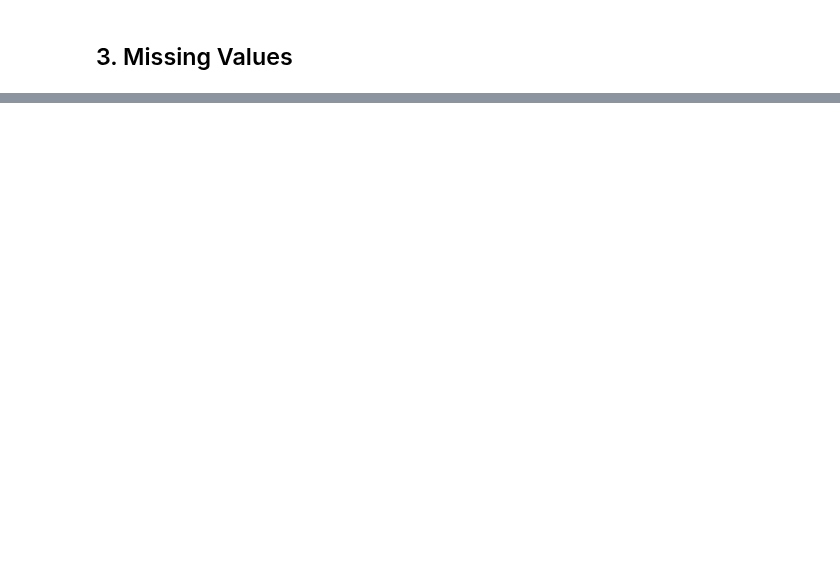
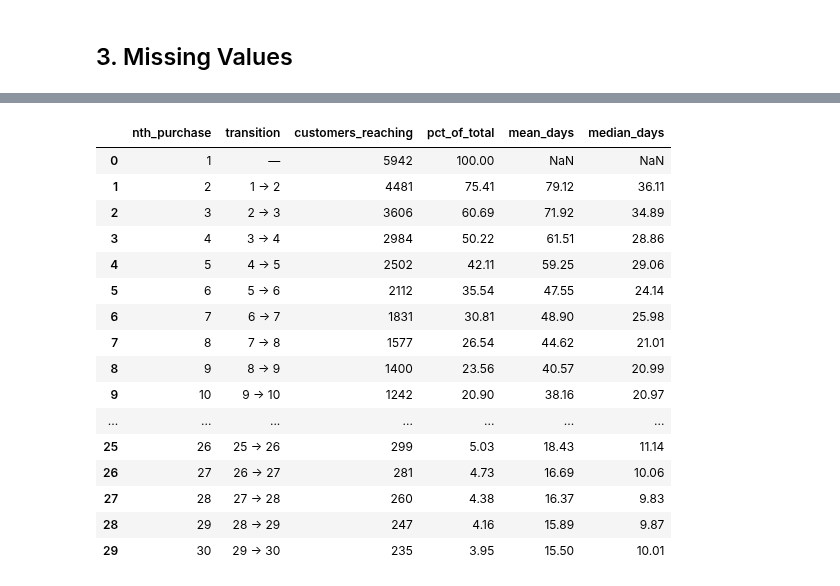
Before and after one commit to Lazr-Galstyan/testing_autoresearch, a Jupyter notebook: notebooks/01_eda_raw.ipynb, the cells around one changed output, grey strips where cells are left out. Saved outputs shown, nothing was run; the diff lists cells and outputs as text; code cells hidden in the pictures; blank space fills up the shorter version.

```diff
--- a/notebooks/01_eda_raw.ipynb
+++ b/notebooks/01_eda_raw.ipynb
@@ -11,5 +13,7 @@ RANDOM_SEED = 42
 DATA_DIR = Path('..') / 'data' / 'raw'
 
 pd.set_option('display.max_columns', 100)
+pd.set_option('display.width', 160)
+pd.set_option('display.float_format', lambda x: f'{x:,.2f}')
 # %% [markdown]
 ## 1. Load Data
@@ -193,0 +398,59 @@ Male    0.801  0.199
+# %%
+df['line_total'] = df['quantity'] * df['price']
+attributed = df.dropna(subset=['customer_id']).copy()
+
+per_customer = attributed.groupby('customer_id').agg(
+    n_invoices=('invoice', 'nunique'),
+    n_lines=('stock_code', 'size'),
+    total_spend=('line_total', 'sum'),
+    first_purchase=('invoice_date', 'min'),
+    last_purchase=('invoice_date', 'max'),
+)
+per_customer['active_days'] = (per_customer['last_purchase'] - per_customer['first_purchase']).dt.days
+
+total_customers = len(per_customer)
+print(f'Attributed customers : {total_customers:,}')
+print()
+print('Per-customer summary:')
+print(per_customer[['n_invoices', 'n_lines', 'total_spend', 'active_days']]
+      .describe(percentiles=[0.5, 0.9, 0.99]).round(2))
+
+invoice_seq = (attributed
+               .groupby(['customer_id', 'invoice'])['invoice_date']
+               .min()
+               .reset_index()
+               .sort_values(['customer_id', 'invoice_date']))
+invoice_seq['purchase_rank'] = invoice_seq.groupby('customer_id').cumcount() + 1
+invoice_seq['gap_days'] = (invoice_seq
+                           .groupby('customer_id')['invoice_date']
+                           .diff()
+                           .dt.total_seconds() / 86400)
+
+max_n = 30
+rows = []
+for n in range(1, max_n + 1):
+    reached = (per_customer['n_invoices'] >= n).sum()
+    pct = reached / total_customers * 100
+    if n >= 2:
+        gap_rows = invoice_seq.loc[invoice_seq['purchase_rank'] == n, 'gap_days']
+        mean_gap = round(gap_rows.mean(), 2) if len(gap_rows) else None
+        median_gap = round(gap_rows.median(), 2) if len(gap_rows) else None
+        transition = f'{n-1} -> {n}'
+    else:
+        mean_gap = None
+        median_gap = None
+        transition = '—'
+    rows.append({
+        'nth_purchase': n,
+        'transition': transition,
+        'customers_reaching': reached,
+        'pct_of_total': round(pct, 2),
+        'mean_days': mean_gap,
+        'median_days': median_gap,
+    })
+
+retention = pd.DataFrame(rows)
+print()
+print('Retention curve & inter-purchase gaps (Nth purchase, N = 1..30):')
+retention
+# %% [output]
@@ -193,0 +471,17 @@ Male    0.801  0.199
+|  | nth_purchase | transition | customers_reaching | pct_of_total | mean_days | median_days |
+| 0 | 1 | — | 5942 | 100.00 | NaN | NaN |
+| 1 | 2 | 1 -> 2 | 4481 | 75.41 | 79.12 | 36.11 |
+| 2 | 3 | 2 -> 3 | 3606 | 60.69 | 71.92 | 34.89 |
+| 3 | 4 | 3 -> 4 | 2984 | 50.22 | 61.51 | 28.86 |
+| 4 | 5 | 4 -> 5 | 2502 | 42.11 | 59.25 | 29.06 |
+| 5 | 6 | 5 -> 6 | 2112 | 35.54 | 47.55 | 24.14 |
+| 6 | 7 | 6 -> 7 | 1831 | 30.81 | 48.90 | 25.98 |
+| 7 | 8 | 7 -> 8 | 1577 | 26.54 | 44.62 | 21.01 |
+| 8 | 9 | 8 -> 9 | 1400 | 23.56 | 40.57 | 20.99 |
+| 9 | 10 | 9 -> 10 | 1242 | 20.90 | 38.16 | 20.97 |
+| ... | ... | ... | ... | ... | ... | ... |
+| 25 | 26 | 25 -> 26 | 299 | 5.03 | 18.43 | 11.14 |
+| 26 | 27 | 26 -> 27 | 281 | 4.73 | 16.69 | 10.06 |
+| 27 | 28 | 27 -> 28 | 260 | 4.38 | 16.37 | 9.83 |
+| 28 | 29 | 28 -> 29 | 247 | 4.16 | 15.89 | 9.87 |
+| 29 | 30 | 29 -> 30 | 235 | 3.95 | 15.50 | 10.01 |
```
Also changed, not shown: parts of 39 cells of this notebook, 5 other files.
